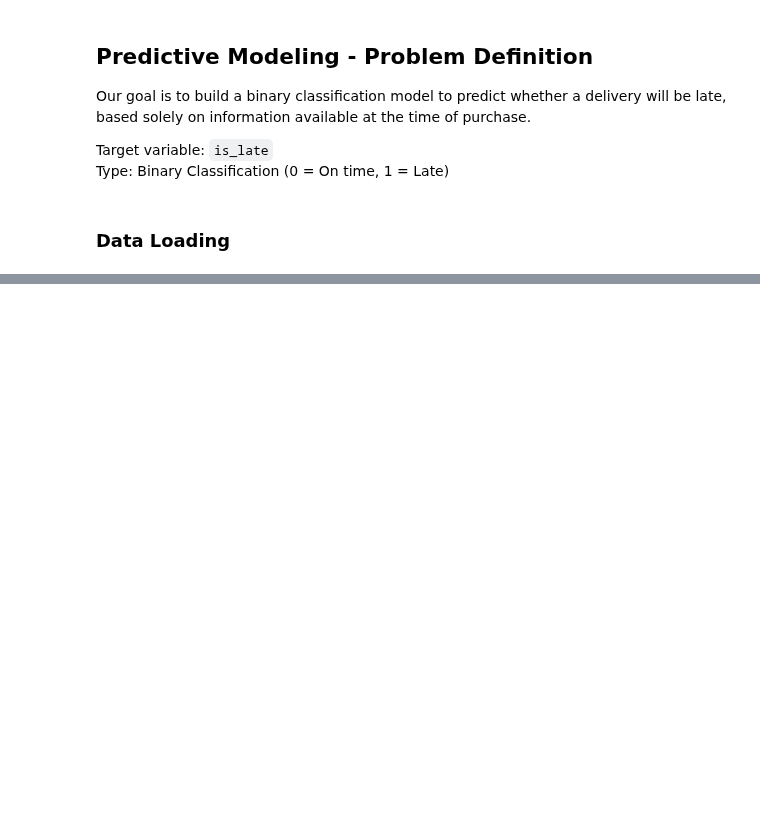
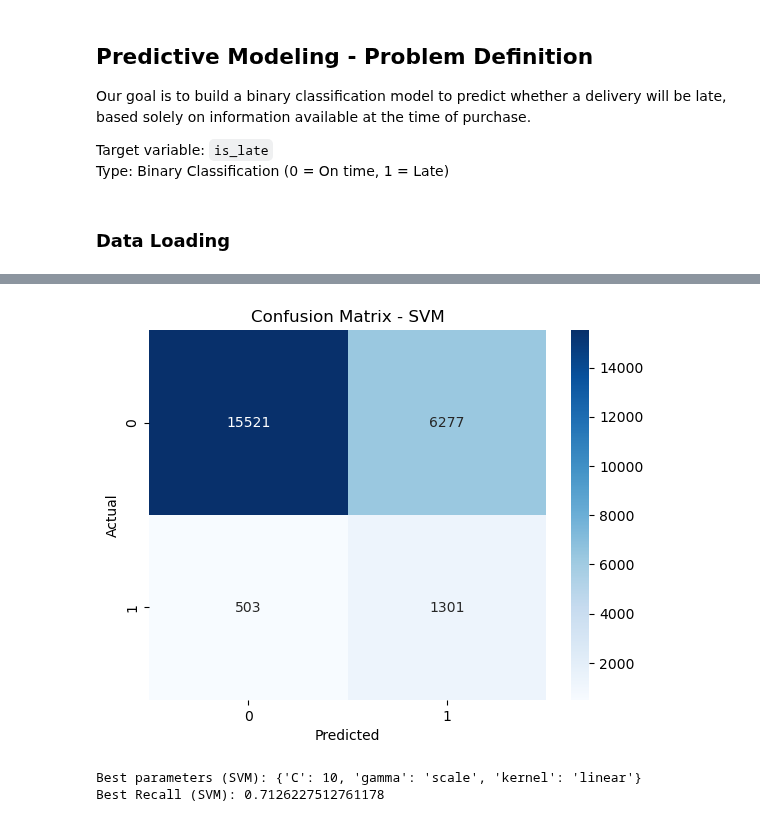
Before and after one commit to rickaof/Portfolio, a Jupyter notebook: Ecommerce_Analysis/notebooks/model.ipynb, the cells around one changed output, grey strips where cells are left out. Cells and saved outputs as stored; diff of their text form; code cells hidden in the pictures; blank space fills up the shorter version.

Commit message:
model created

```diff
--- a/Ecommerce_Analysis/notebooks/model.ipynb
+++ b/Ecommerce_Analysis/notebooks/model.ipynb
@@ -294,0 +84,31 @@ plt.show()
+# %%
+# Split data
+X_train, X_test, y_train, y_test = train_test_split(X_scaled, y, test_size=0.2, stratify=y, random_state=42)
+# %%
+# Model Comparison (Prioritizing Recall)
+# We define and train several models to compare their performance with emphasis on correctly identifying late deliveries (high recall for class 1).
+# Cross-validation is used with recall as the scoring metric.
+
+models = {
+    "Logistic Regression": LogisticRegression(max_iter=1000, class_weight='balanced'),
+    "Random Forest": RandomForestClassifier(class_weight='balanced', random_state=42),
+    "Gradient Boosting": GradientBoostingClassifier(),
+    "XGBoost": XGBClassifier(use_label_encoder=False, eval_metric='logloss'),
+    "SVM": SVC(class_weight='balanced')
+}
+
+results = []
+skf = StratifiedKFold(n_splits=5, shuffle=True, random_state=42)
+
+for name, model in models.items():
+    cv_scores = cross_val_score(model, X_scaled, y, cv=skf, scoring='recall')
+    model.fit(X_train, y_train)
+    y_pred = model.predict(X_test)
+    report = classification_report(y_test, y_pred, output_dict=True)
+    results.append({
+        "Model": name,
+        "Recall (Late)": report['1']['recall'],
+        "Precision (Late)": report['1']['precision'],
+        "F1-score (Late)": report['1']['f1-score'],
+        "CV Recall (mean)": cv_scores.mean()
+    })
@@ -294,0 +136,34 @@ plt.show()
+# %%
+# Confusion Matrix Example (Best Model)
+# Here we visualize the confusion matrix of the best performing model based on recall: SVM.
+
+best_model = SVC(class_weight='balanced')
+best_model.fit(X_train, y_train)
+y_pred = best_model.predict(X_test)
+
+sns.heatmap(confusion_matrix(y_test, y_pred), annot=True, fmt='d', cmap='Blues')
+plt.title("Confusion Matrix - SVM")
+plt.xlabel("Predicted")
+plt.ylabel("Actual")
+plt.show()
+# %% [output]
+[figure, added]
+# %%
+# GridSearch (SVM)
+# Since SVM showed the highest recall, we now fine-tune it using GridSearchCV with a recall-focused evaluation.
+
+param_grid_svm = {
+    'C': [0.1, 1, 10],
+    'kernel': ['linear', 'rbf'],
+    'gamma': ['scale', 'auto']
+}
+
+svm = SVC(class_weight='balanced')
+grid_search_svm = GridSearchCV(svm, param_grid_svm, cv=3, scoring='recall', n_jobs=-1)
+grid_search_svm.fit(X_train, y_train)
+
+print("Best parameters (SVM):", grid_search_svm.best_params_)
+print("Best Recall (SVM):", grid_search_svm.best_score_)
+# %% [output]
+Best parameters (SVM): {'C': 10, 'gamma': 'scale', 'kernel': 'linear'}
+Best Recall (SVM): 0.7126227512761178
```
Also changed, not shown: parts of 45 cells of this notebook, 3 other files.
